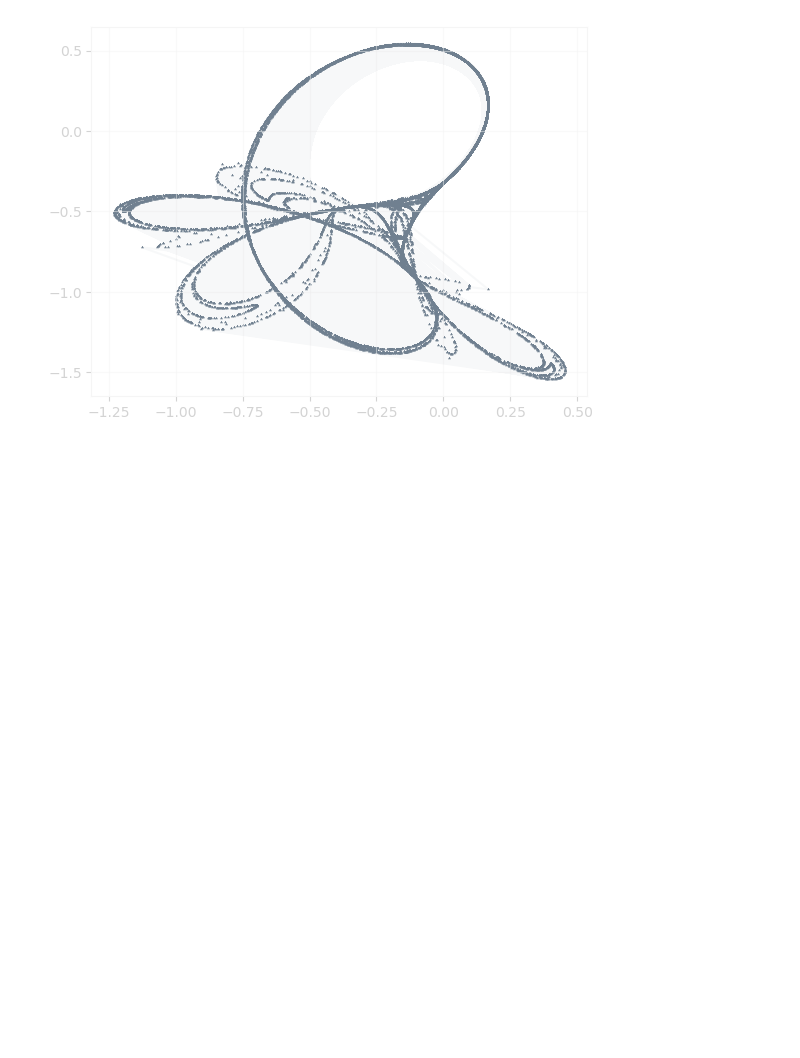
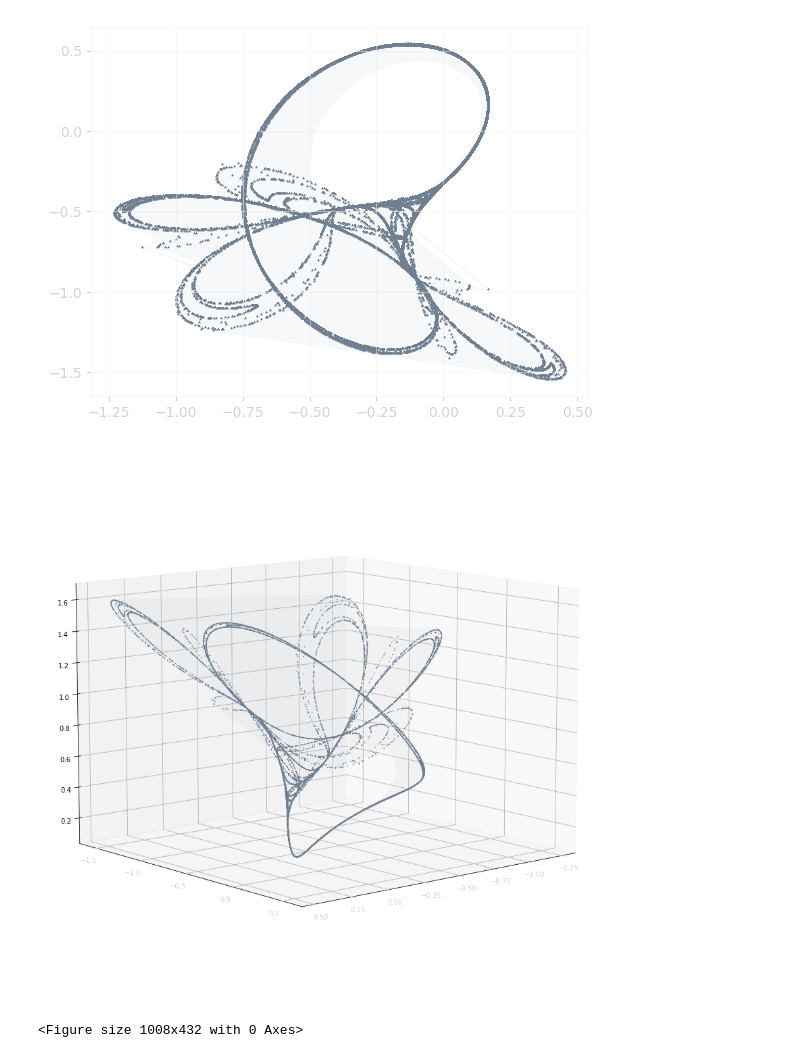
Before and after one commit to olssonmatt/olssonmatt.github.io, a Jupyter notebook: ipynb/portfolio/tinkerbell.ipynb, the cells around one changed output. Saved outputs shown, nothing was run; the diff lists cells and outputs as text; code cells hidden in the pictures; blank space fills up the shorter version.

```diff
--- a/ipynb/portfolio/tinkerbell.ipynb
+++ b/ipynb/portfolio/tinkerbell.ipynb
@@ -99,3 +99,50 @@ ax.tick_params(axis='y', colors='lightgray')
 plt.show()
 # %% [output]
 [figure]
+# %%
+import numpy as np
+import matplotlib as mpl
+import matplotlib.pyplot as plt
+from mpl_toolkits.mplot3d import Axes3D
+from matplotlib import animation
+
+x, y = -0.72, -0.64
+a, b, c, d = 0.9, -0.6013, 2, 0.5
+t=20000
+xt=[]
+yt=[]
+zt=[]
+
+for i in range(0,t):
+    xn =x
+    x = xn**2 - y**2 + a*xn + b*y
+    y = 2*xn*y + c*xn + d*y
+    z = (x**2+y**2)**(1/2)
+    xt += [x]
+    yt += [y]
+    zt += [z]
+
+plt.figure(figsize=(15,15))
+ax = plt.axes(projection='3d')
+ax.scatter(xt,yt,zt,
+           s=1,
+           marker='1',
+           c='slategrey',
+           alpha=1)
+ax.plot3D(xt,yt,zt,
+          c='slategrey',
+         alpha=0.05)
+# ax.grid(c='whitesmoke',alpha=0.5)
+ax.set_facecolor('w')
+ax.spines['top'].set_color('whitesmoke')
+ax.spines['bottom'].set_color('whitesmoke')
+ax.spines['left'].set_color('whitesmoke')
+ax.spines['right'].set_color('whitesmoke')
+ax.tick_params(axis='x', colors='lightgray')
+ax.tick_params(axis='y', colors='lightgray')
+plt.figure(figsize=(14,6))
+ax.view_init(10,50)
+plt.show()
+# %% [output]
+[figure, added]
+<Figure size 1008x432 with 0 Axes>
```
